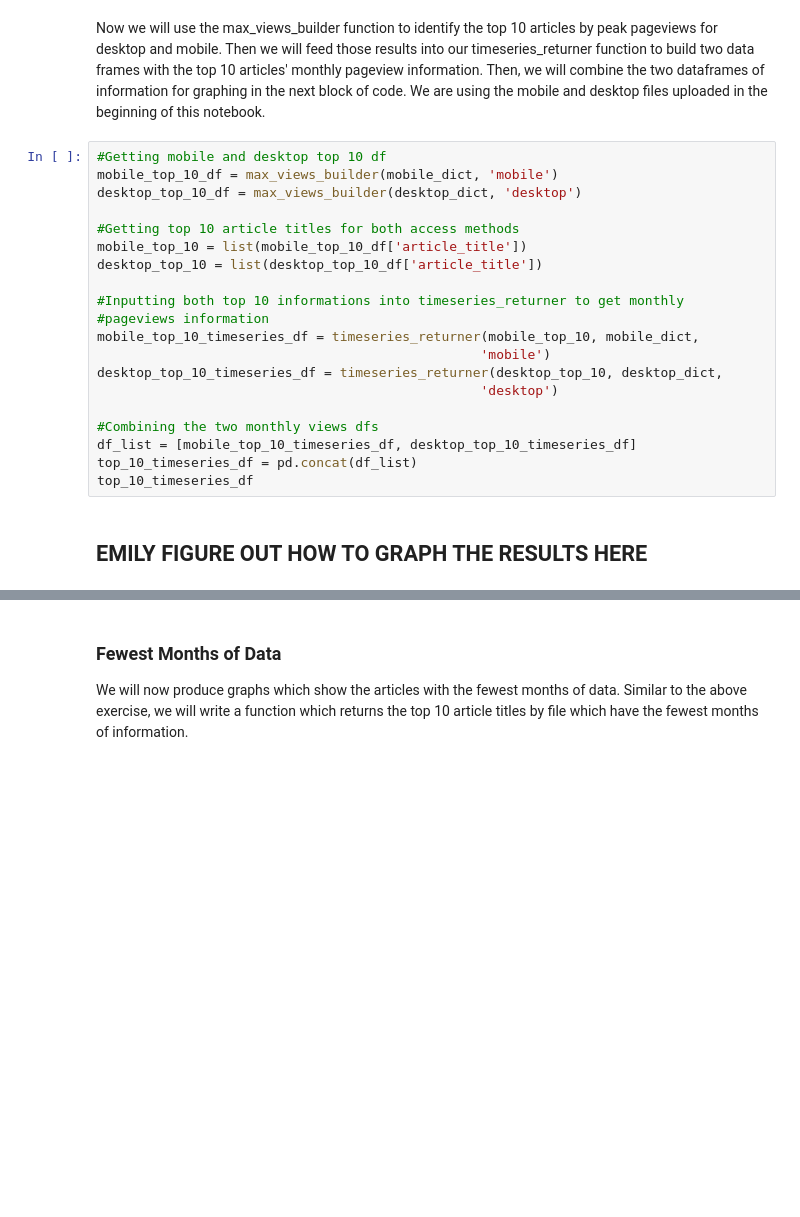
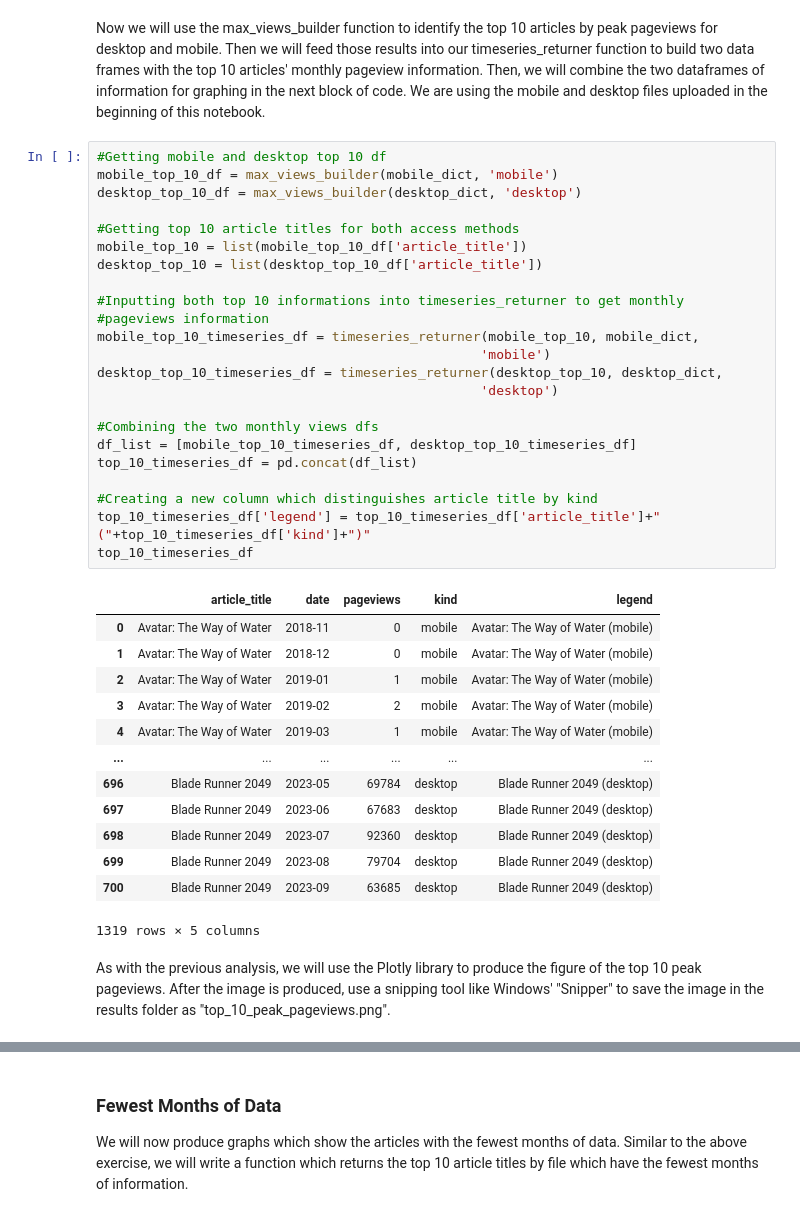
Before and after one commit to ekrolen/data-512-homework_1, a Jupyter notebook: scr/data_analysis.ipynb, the cells around one changed output, grey strips where cells are left out. Drawn from its saved outputs; the diff is of its cells as text; blank space fills up the shorter version.

```diff
--- a/scr/data_analysis.ipynb
+++ b/scr/data_analysis.ipynb
@@ -206,22 +188,39 @@ Now we will use the max_views_builder function to identify the top 10 articles b
 # %%
 #Getting mobile and desktop top 10 df
 mobile_top_10_df = max_views_builder(mobile_dict, 'mobile')
 desktop_top_10_df = max_views_builder(desktop_dict, 'desktop')
 
 #Getting top 10 article titles for both access methods
 mobile_top_10 = list(mobile_top_10_df['article_title'])
 desktop_top_10 = list(desktop_top_10_df['article_title'])
 
 #Inputting both top 10 informations into timeseries_returner to get monthly
 #pageviews information
 mobile_top_10_timeseries_df = timeseries_returner(mobile_top_10, mobile_dict,
                                                  'mobile')
 desktop_top_10_timeseries_df = timeseries_returner(desktop_top_10, desktop_dict,
                                                  'desktop')
 
 #Combining the two monthly views dfs
 df_list = [mobile_top_10_timeseries_df, desktop_top_10_timeseries_df]
 top_10_timeseries_df = pd.concat(df_list)
+
+#Creating a new column which distinguishes article title by kind
+top_10_timeseries_df['legend'] = top_10_timeseries_df['article_title']+" ("+top_10_timeseries_df['kind']+")"
 top_10_timeseries_df
+# %% [output]
+|  | article_title | date | pageviews | kind | legend |
+| 0 | Avatar: The Way of Water | 2018-11 | 0 | mobile | Avatar: The Way of Water (mobile) |
+| 1 | Avatar: The Way of Water | 2018-12 | 0 | mobile | Avatar: The Way of Water (mobile) |
+| 2 | Avatar: The Way of Water | 2019-01 | 1 | mobile | Avatar: The Way of Water (mobile) |
+| 3 | Avatar: The Way of Water | 2019-02 | 2 | mobile | Avatar: The Way of Water (mobile) |
+| 4 | Avatar: The Way of Water | 2019-03 | 1 | mobile | Avatar: The Way of Water (mobile) |
+| ... | ... | ... | ... | ... | ... |
+| 696 | Blade Runner 2049 | 2023-05 | 69784 | desktop | Blade Runner 2049 (desktop) |
+| 697 | Blade Runner 2049 | 2023-06 | 67683 | desktop | Blade Runner 2049 (desktop) |
+| 698 | Blade Runner 2049 | 2023-07 | 92360 | desktop | Blade Runner 2049 (desktop) |
+| 699 | Blade Runner 2049 | 2023-08 | 79704 | desktop | Blade Runner 2049 (desktop) |
+| 700 | Blade Runner 2049 | 2023-09 | 63685 | desktop | Blade Runner 2049 (desktop) |
+1319 rows × 5 columns
 # %% [markdown]
-## EMILY FIGURE OUT HOW TO GRAPH THE RESULTS HERE
+As with the previous analysis, we will use the Plotly library to produce the figure of the top 10 peak pageviews. After the image is produced, use a snipping tool like Windows' "Snipper" to save the image in the results folder as "top_10_peak_pageviews.png".
```
Also changed, not shown: parts of 11 cells of this notebook, 6 other files.
